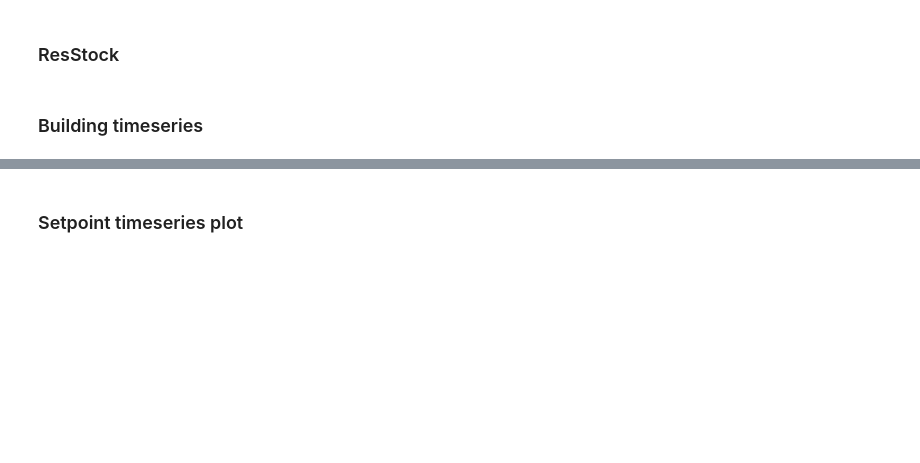
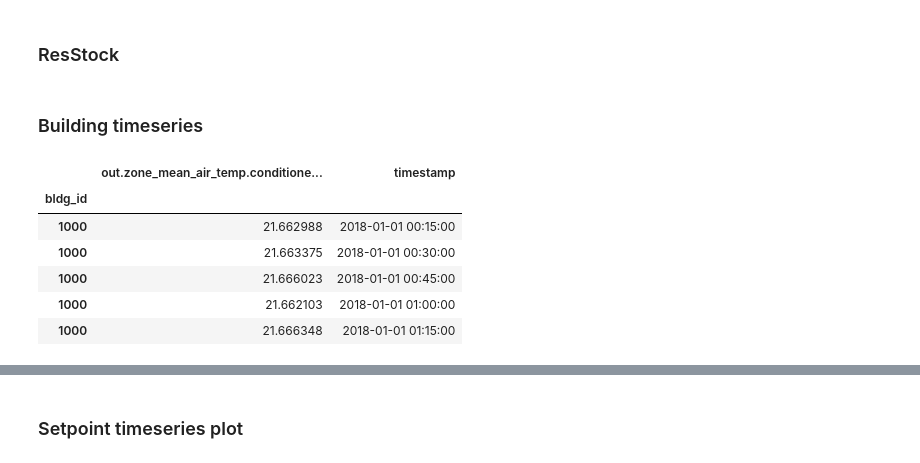
Before and after one commit to adrianlopezlanchares/Space-Conditioning-Electrification, a Jupyter notebook: consumption/full-prediction/full_prediction.ipynb, the cells around one changed output, grey strips where cells are left out. Drawn from its saved outputs; the diff is of its cells as text; code cells hidden in the pictures; blank space fills up the shorter version.

```diff
--- a/consumption/full-prediction/full_prediction.ipynb
+++ b/consumption/full-prediction/full_prediction.ipynb
@@ -60,0 +66,10 @@ building_data = pd.read_parquet("/Users/adrian/Documents/ICAI/TFG/Space-Conditio
+# %%
+building_data[["out.zone_mean_air_temp.conditioned_space.c", "timestamp"]].head()
+# %% [output]
+|  | out.zone_mean_air_temp.conditione... | timestamp |
+| bldg_id |  |  |
+| 1000 | 21.662988 | 2018-01-01 00:15:00 |
+| 1000 | 21.663375 | 2018-01-01 00:30:00 |
+| 1000 | 21.666023 | 2018-01-01 00:45:00 |
+| 1000 | 21.662103 | 2018-01-01 01:00:00 |
+| 1000 | 21.666348 | 2018-01-01 01:15:00 |
```
Also changed, not shown: parts of 19 cells of this notebook.
